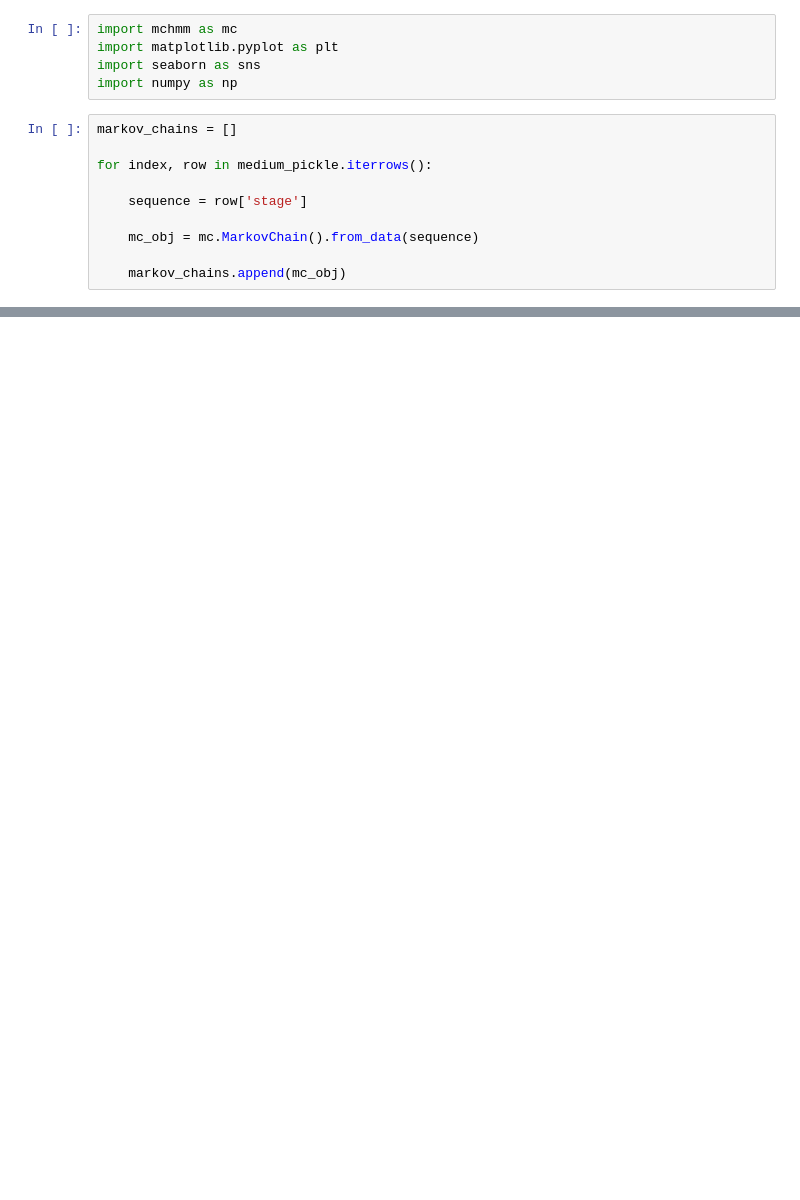
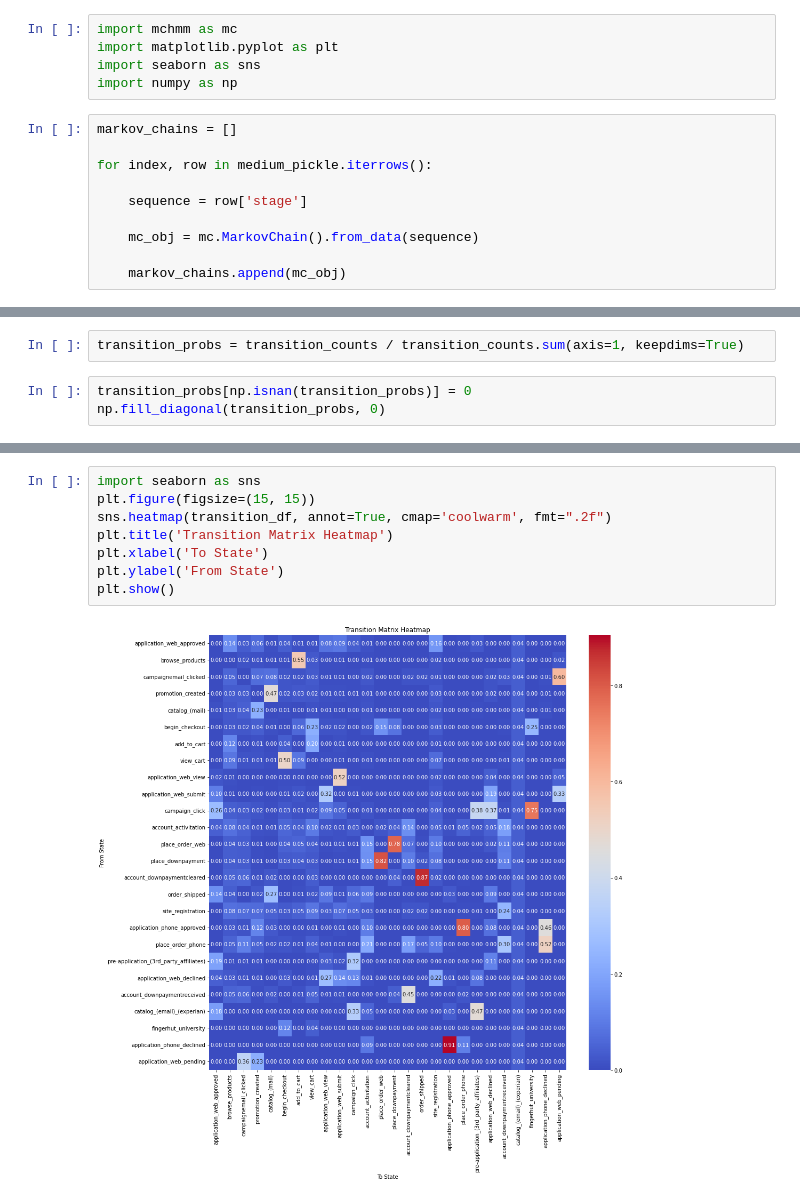
Before and after one commit to cjunwon/STATSM148-Fingerhut-Consulting, a Jupyter notebook: ronan_code/Larger_Pickle.ipynb, the cells around one changed output, grey strips where cells are left out. Drawn from its saved outputs; the diff is of its cells as text; blank space fills up the shorter version.

```diff
--- a/ronan_code/Larger_Pickle.ipynb
+++ b/ronan_code/Larger_Pickle.ipynb
@@ -60,0 +150,5 @@ plt.show()
+# %%
+transition_probs = transition_counts / transition_counts.sum(axis=1, keepdims=True)
+# %%
+transition_probs[np.isnan(transition_probs)] = 0
+np.fill_diagonal(transition_probs, 0)
@@ -60,0 +198,10 @@ plt.show()
+# %%
+import seaborn as sns
+plt.figure(figsize=(15, 15))
+sns.heatmap(transition_df, annot=True, cmap='coolwarm', fmt=".2f")
+plt.title('Transition Matrix Heatmap')
+plt.xlabel('To State')
+plt.ylabel('From State')
+plt.show()
+# %% [output]
+[figure, added]
```
Also changed, not shown: parts of 24 cells of this notebook.
